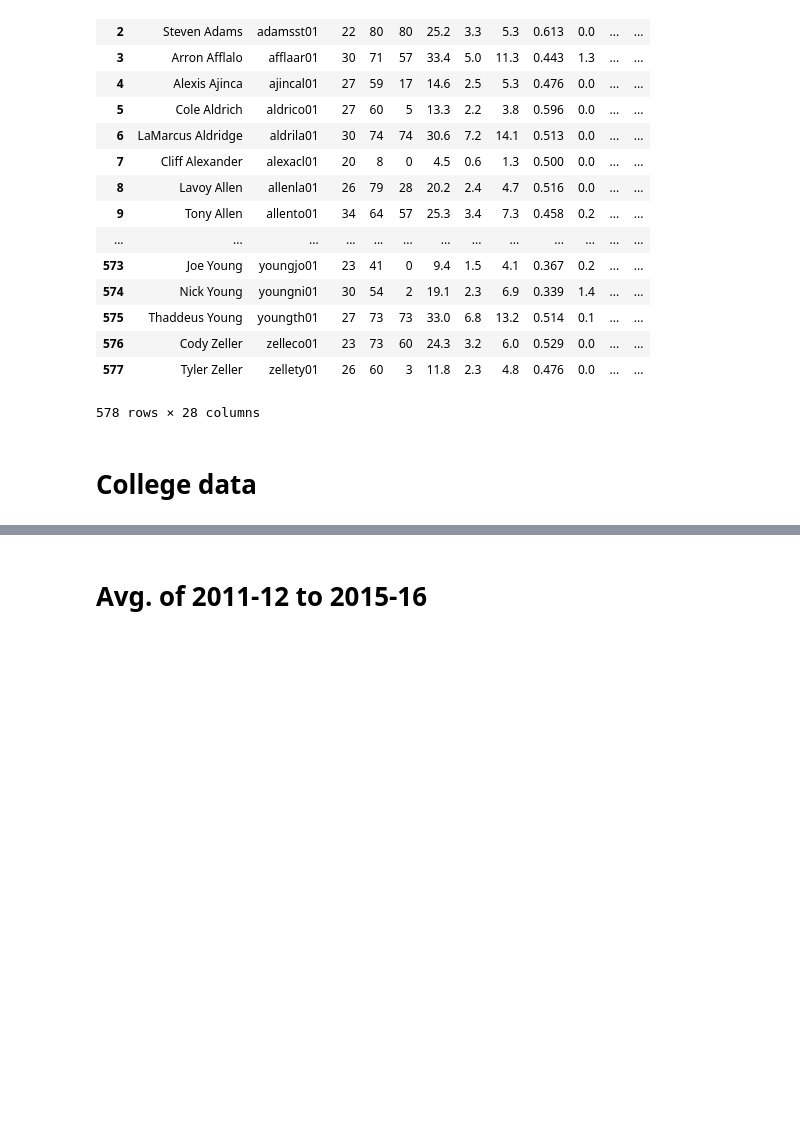
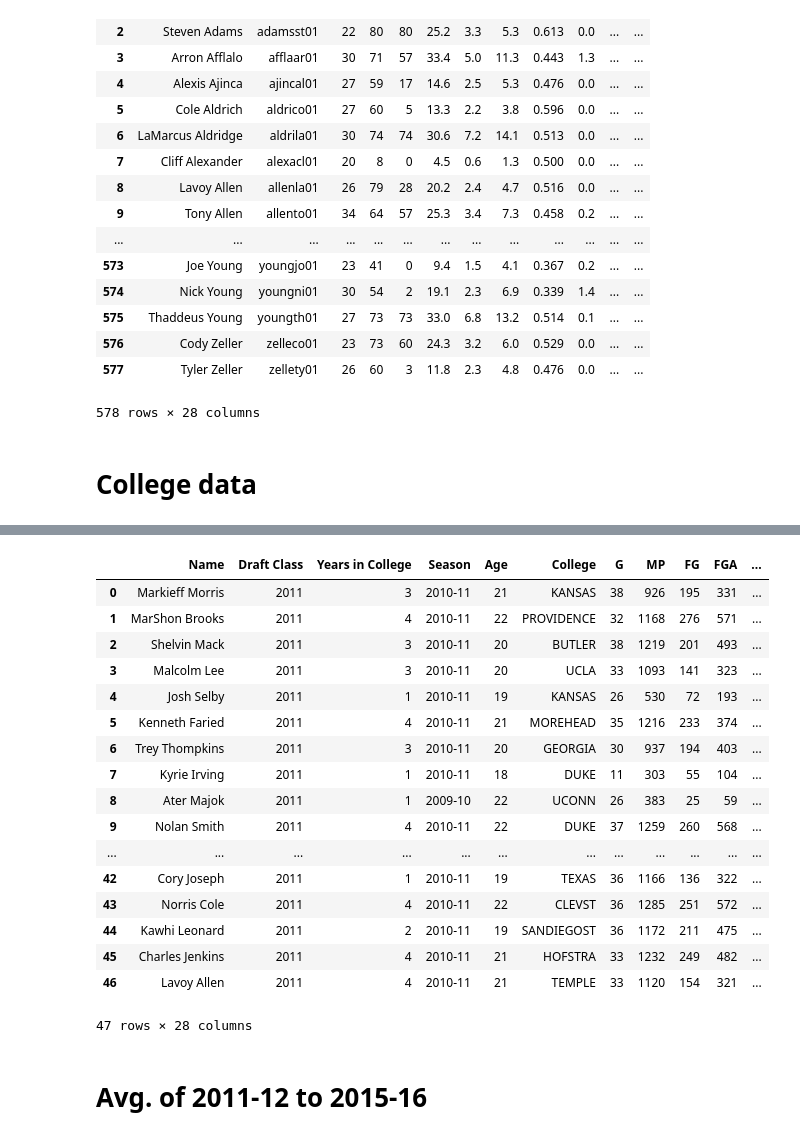
Before and after one commit to chiragnarayanakere/Senior-Project---NBA, a Jupyter notebook: 2011+draft+class-2.ipynb, the cells around one changed output, grey strips where cells are left out. Drawn from its saved outputs; the diff is of its cells as text; code cells hidden in the pictures; blank space fills up the shorter version.

```diff
--- a/2011+draft+class-2.ipynb
+++ b/2011+draft+class-2.ipynb
@@ -72,3 +45,27 @@ draft2011
+# %%
+draft2011 = pd.read_csv('Downloads/results/input_files/2011_class_urls.csv')
+draft2011.columns
+college = draft2011[['Name', ' Years in College']]
+draft2011
+# %% [output]
+|  | Name | Draft Class | Years in College | Season | Age | College | G | MP | FG | FGA | ... |
+| 0 | Markieff Morris | 2011 | 3 | 2010-11 | 21 | KANSAS | 38 | 926 | 195 | 331 | ... |
+| 1 | MarShon Brooks | 2011 | 4 | 2010-11 | 22 | PROVIDENCE | 32 | 1168 | 276 | 571 | ... |
+| 2 | Shelvin Mack | 2011 | 3 | 2010-11 | 20 | BUTLER | 38 | 1219 | 201 | 493 | ... |
+| 3 | Malcolm Lee | 2011 | 3 | 2010-11 | 20 | UCLA | 33 | 1093 | 141 | 323 | ... |
+| 4 | Josh Selby | 2011 | 1 | 2010-11 | 19 | KANSAS | 26 | 530 | 72 | 193 | ... |
+| 5 | Kenneth Faried | 2011 | 4 | 2010-11 | 21 | MOREHEAD | 35 | 1216 | 233 | 374 | ... |
+| 6 | Trey Thompkins | 2011 | 3 | 2010-11 | 20 | GEORGIA | 30 | 937 | 194 | 403 | ... |
+| 7 | Kyrie Irving | 2011 | 1 | 2010-11 | 18 | DUKE | 11 | 303 | 55 | 104 | ... |
+| 8 | Ater Majok | 2011 | 1 | 2009-10 | 22 | UCONN | 26 | 383 | 25 | 59 | ... |
+| 9 | Nolan Smith | 2011 | 4 | 2010-11 | 22 | DUKE | 37 | 1259 | 260 | 568 | ... |
+| ... | ... | ... | ... | ... | ... | ... | ... | ... | ... | ... | ... |
+| 42 | Cory Joseph | 2011 | 1 | 2010-11 | 19 | TEXAS | 36 | 1166 | 136 | 322 | ... |
+| 43 | Norris Cole | 2011 | 4 | 2010-11 | 22 | CLEVST | 36 | 1285 | 251 | 572 | ... |
+| 44 | Kawhi Leonard | 2011 | 2 | 2010-11 | 19 | SANDIEGOST | 36 | 1172 | 211 | 475 | ... |
+| 45 | Charles Jenkins | 2011 | 4 | 2010-11 | 21 | HOFSTRA | 33 | 1232 | 249 | 482 | ... |
+| 46 | Lavoy Allen | 2011 | 4 | 2010-11 | 21 | TEMPLE | 33 | 1120 | 154 | 321 | ... |
+47 rows × 28 columns
 # %% [markdown]
 # Avg. of 2011-12 to 2015-16
 # %%
```
Also changed, not shown: parts of 4 cells of this notebook, 7 other files.
